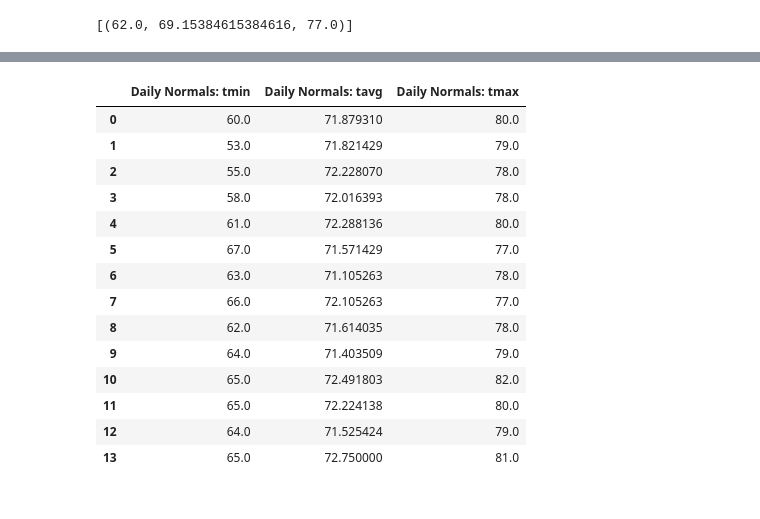
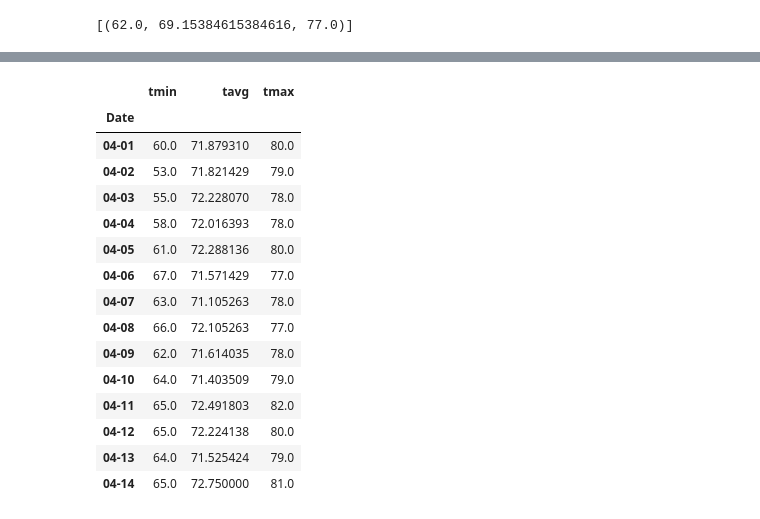
Before and after one commit to dan1ellec/sqlalchemy-challenge, a Jupyter notebook: climate_analysis.ipynb, the cells around one changed output, grey strips where cells are left out. Drawn from its saved outputs; the diff is of its cells as text; code cells hidden in the pictures.

```diff
--- a/climate_analysis.ipynb
+++ b/climate_analysis.ipynb
@@ -593,22 +530,25 @@ total_rainfall_df
 # %%
-# Load the previous query results into a Pandas DataFrame and add the `trip_dates` range as the `date` index
+# Loading the query results into a Pandas DataFrame and adding the dates as the index
 normal_df = pd.DataFrame(np.array(normals))
+normal_df = normal_df.rename(columns = {0: "tmin", 1: "tavg", 2: "tmax" })
+normal_df["Date"] = date_list
+normal_df = normal_df.set_index("Date")
 
-normal_df = normal_df.rename(columns = {0: "Daily Normals: tmin", 1: "Daily Normals: tavg", 2: "Daily Normals: tmax" })
 normal_df
 # %% [output]
-|  | Daily Normals: tmin | Daily Normals: tavg | Daily Normals: tmax |
-| 0 | 60.0 | 71.879310 | 80.0 |
-| 1 | 53.0 | 71.821429 | 79.0 |
-| 2 | 55.0 | 72.228070 | 78.0 |
-| 3 | 58.0 | 72.016393 | 78.0 |
-| 4 | 61.0 | 72.288136 | 80.0 |
-| 5 | 67.0 | 71.571429 | 77.0 |
-| 6 | 63.0 | 71.105263 | 78.0 |
-| 7 | 66.0 | 72.105263 | 77.0 |
-| 8 | 62.0 | 71.614035 | 78.0 |
-| 9 | 64.0 | 71.403509 | 79.0 |
-| 10 | 65.0 | 72.491803 | 82.0 |
-| 11 | 65.0 | 72.224138 | 80.0 |
-| 12 | 64.0 | 71.525424 | 79.0 |
-| 13 | 65.0 | 72.750000 | 81.0 |
+|  | tmin | tavg | tmax |
+| Date |  |  |  |
+| 04-01 | 60.0 | 71.879310 | 80.0 |
+| 04-02 | 53.0 | 71.821429 | 79.0 |
+| 04-03 | 55.0 | 72.228070 | 78.0 |
+| 04-04 | 58.0 | 72.016393 | 78.0 |
+| 04-05 | 61.0 | 72.288136 | 80.0 |
+| 04-06 | 67.0 | 71.571429 | 77.0 |
+| 04-07 | 63.0 | 71.105263 | 78.0 |
+| 04-08 | 66.0 | 72.105263 | 77.0 |
+| 04-09 | 62.0 | 71.614035 | 78.0 |
+| 04-10 | 64.0 | 71.403509 | 79.0 |
+| 04-11 | 65.0 | 72.491803 | 82.0 |
+| 04-12 | 65.0 | 72.224138 | 80.0 |
+| 04-13 | 64.0 | 71.525424 | 79.0 |
+| 04-14 | 65.0 | 72.750000 | 81.0 |
```
Also changed, not shown: parts of 28 cells of this notebook.
